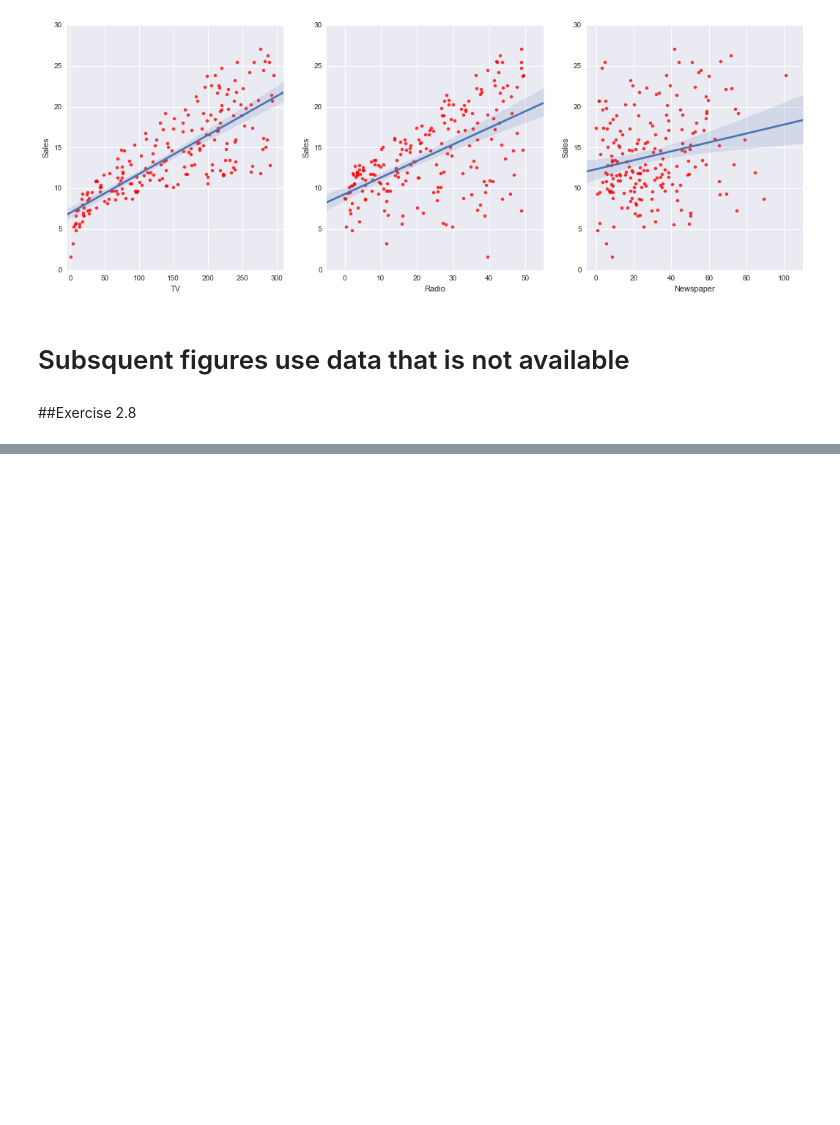
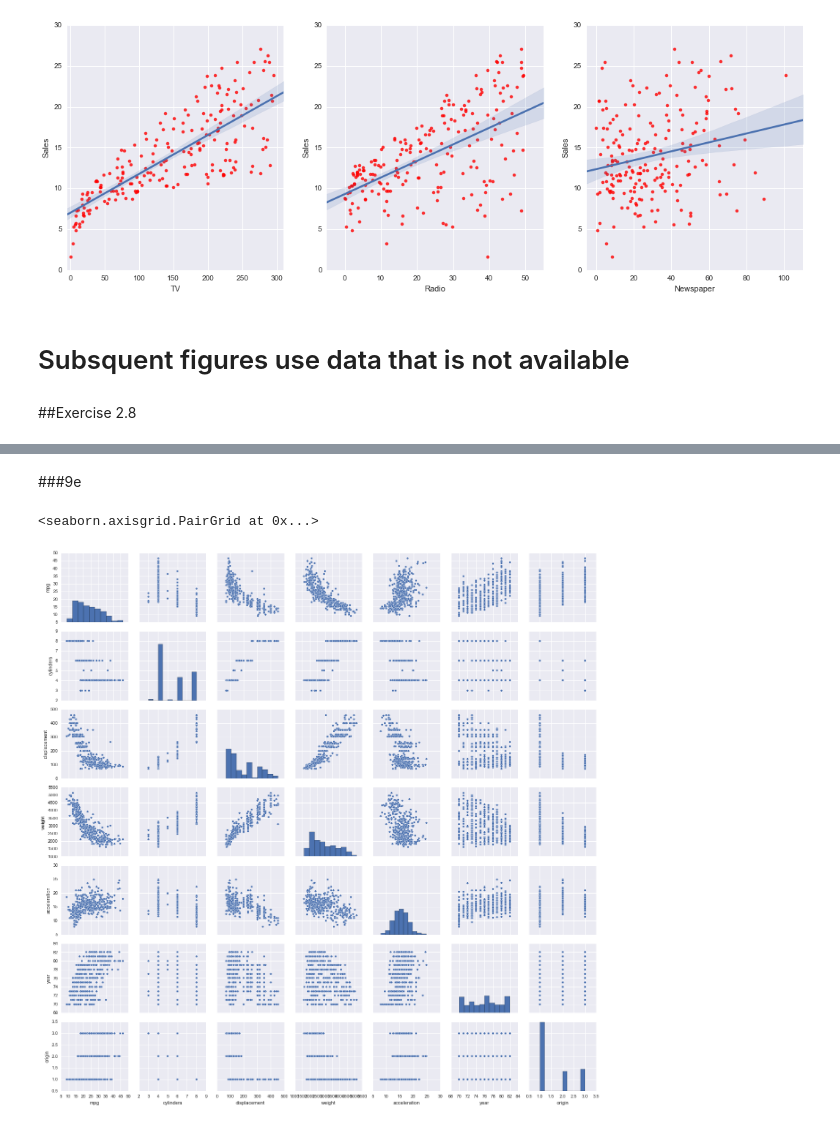
Before and after one commit to Goma0925/isl, a Jupyter notebook: Chapter 2.ipynb, the cells around one changed output, grey strips where cells are left out. Cells and saved outputs as stored; diff of their text form; code cells hidden in the pictures; blank space fills up the shorter version.

```diff
--- a/Chapter 2.ipynb
+++ b/Chapter 2.ipynb
@@ -111,0 +120,3 @@ sns.distplot(college['Outstate'], kde=False, bins=100)
+# %%
+auto = pd.read_csv('data/Auto.csv')
+auto.head()
@@ -111,0 +161,7 @@ sns.distplot(college['Outstate'], kde=False, bins=100)
+# %% [markdown]
+###9e
+# %%
+sns.pairplot(auto.iloc[:, :8])
+# %% [output]
+<seaborn.axisgrid.PairGrid at 0x...>
+[figure, added]
```
Also changed, not shown: parts of 45 cells of this notebook, 1 other file.
